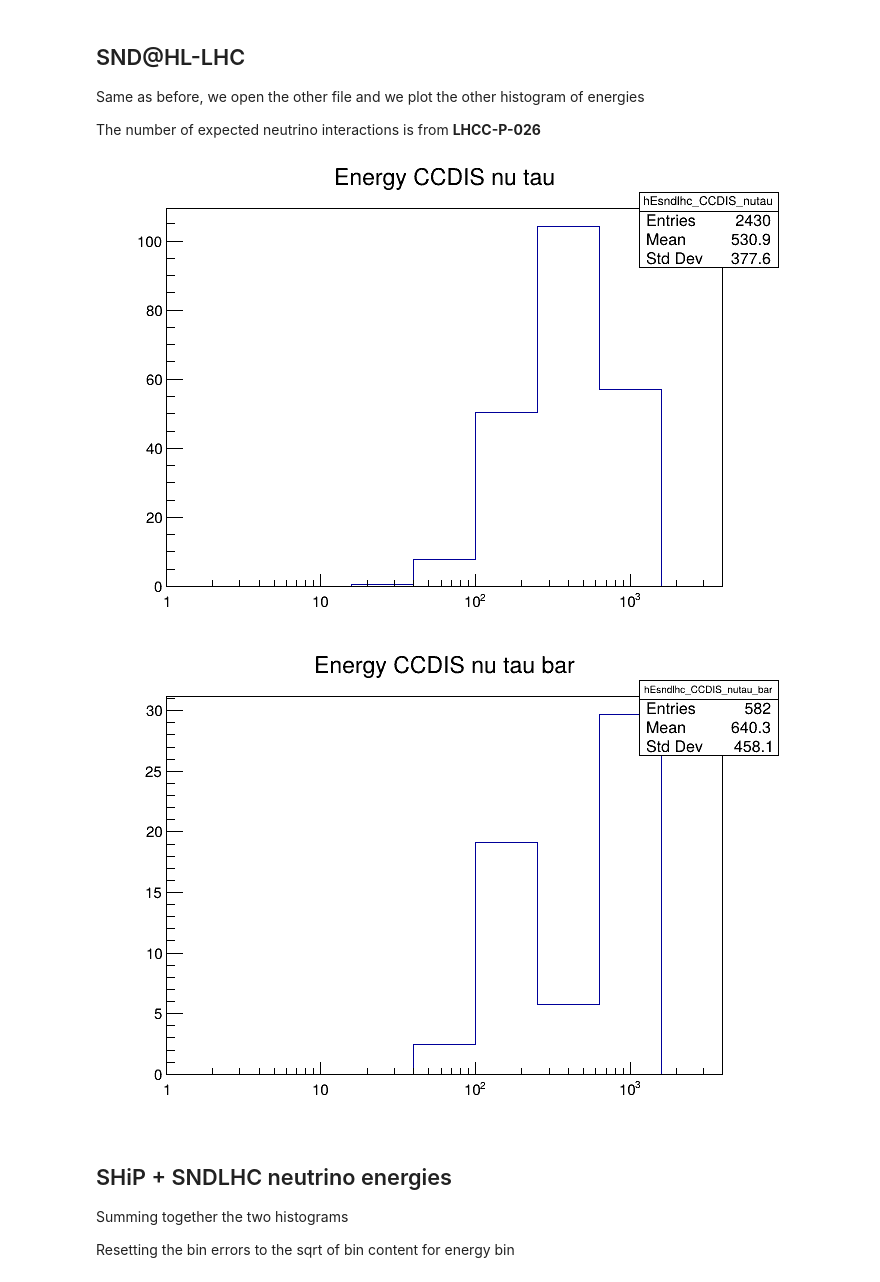
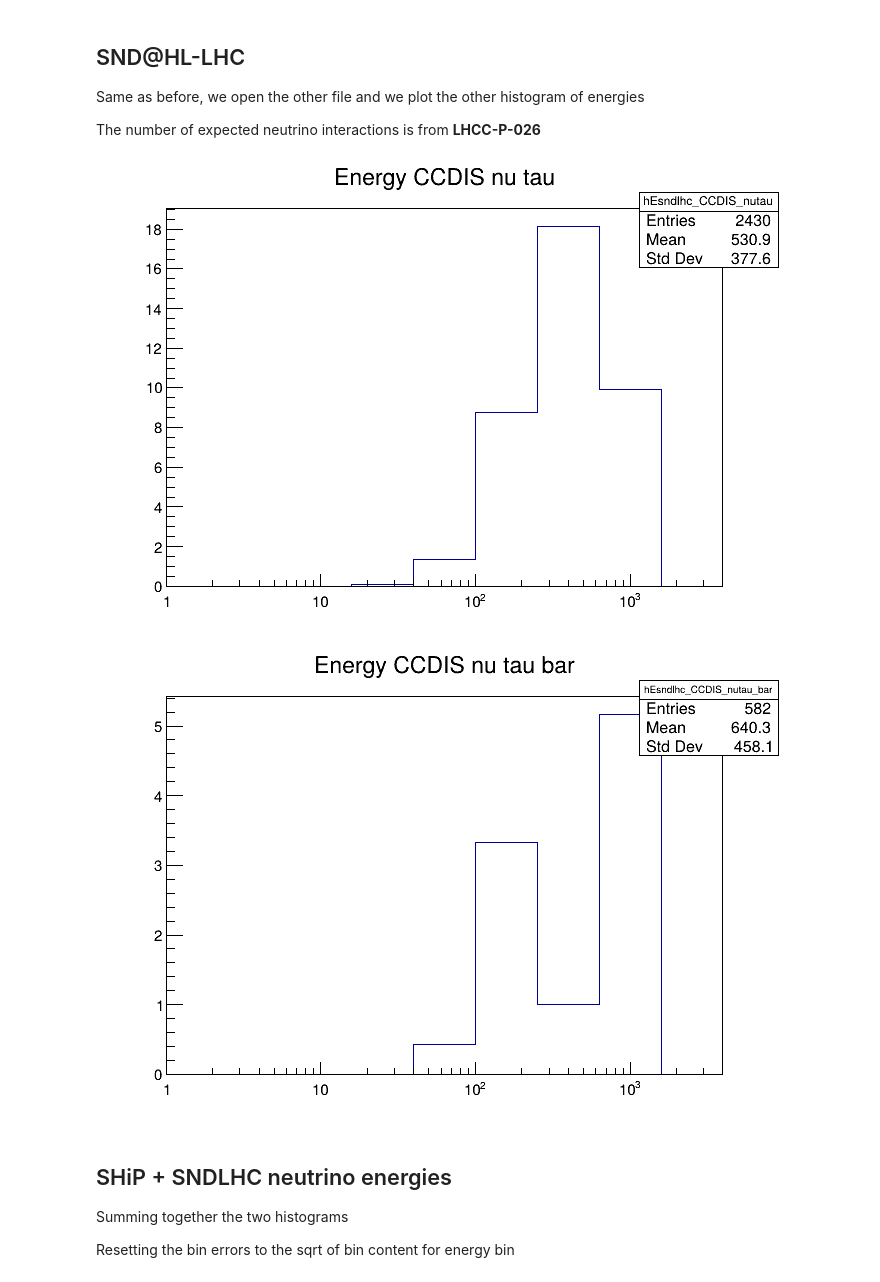
Before and after one commit to antonioiuliano2/macros-ship, a Jupyter notebook: nu_ship_simulations/SumCCCrossSections-nutau.ipynb, the cells around one changed output. Saved outputs shown, nothing was run; the diff lists cells and outputs as text; code cells hidden in the pictures.

```diff
--- a/nu_ship_simulations/SumCCCrossSections-nutau.ipynb
+++ b/nu_ship_simulations/SumCCCrossSections-nutau.ipynb
@@ -6,6 +6,8 @@
 import ROOT as r
 # %%
 %jsroot off
+# %%
+BRTau2Mu = 0.174 #Branching Ratio tau lepton into muon decay
 # %% [markdown]
 ## SHiP simulation file
 
@@ -101,23 +103,23 @@ dfsndlhc_nutau_bar = dfsndlhc.Filter("neu==-16");
 dfsndlhc_nutau_bar_W = dfsndlhc_nutau_bar.Filter("tgt==1000741840");
 hEsndlhc_CCDIS_nutau_bar = dfsndlhc_nutau_bar_W.Filter("cc&&dis").Histo1D(("hEsndlhc_CCDIS_nutau_bar","Energy CCDIS nu tau bar",nbinsE,Ebin_borders_c),"Ev")
 # %%
-n_nutau_CCDIS_sndlhc = 2.2e+2
+n_nutau_CCDIS_sndlhc = 2.2e+2 * BRTau2Mu
 cEsndlhc_CCDIS_nutau = r.TCanvas()
 hEsndlhc_CCDIS_nutau.Scale(n_nutau_CCDIS_sndlhc/hEsndlhc_CCDIS_nutau.Integral())
 hEsndlhc_CCDIS_nutau.Draw("histo")
 cEsndlhc_CCDIS_nutau.SetLogx()
 cEsndlhc_CCDIS_nutau.Draw()
 # %% [output]
-[figure, old version]
+[figure, new version]
 # %%
-n_nutau_bar_CCDIS_sndlhc = 5.7e+1
+n_nutau_bar_CCDIS_sndlhc = 5.7e+1 * BRTau2Mu
 cEsndlhc_CCDIS_nutau_bar = r.TCanvas()
 hEsndlhc_CCDIS_nutau_bar.Scale(n_nutau_bar_CCDIS_sndlhc/hEsndlhc_CCDIS_nutau_bar.Integral())
 hEsndlhc_CCDIS_nutau_bar.Draw("histo")
 cEsndlhc_CCDIS_nutau_bar.SetLogx()
 cEsndlhc_CCDIS_nutau_bar.Draw()
 # %% [output]
-[figure, old version]
+[figure, new version]
 # %% [markdown]
 ## SHiP + SNDLHC neutrino energies
 
```
Also changed, not shown: parts of 6 cells of this notebook.
